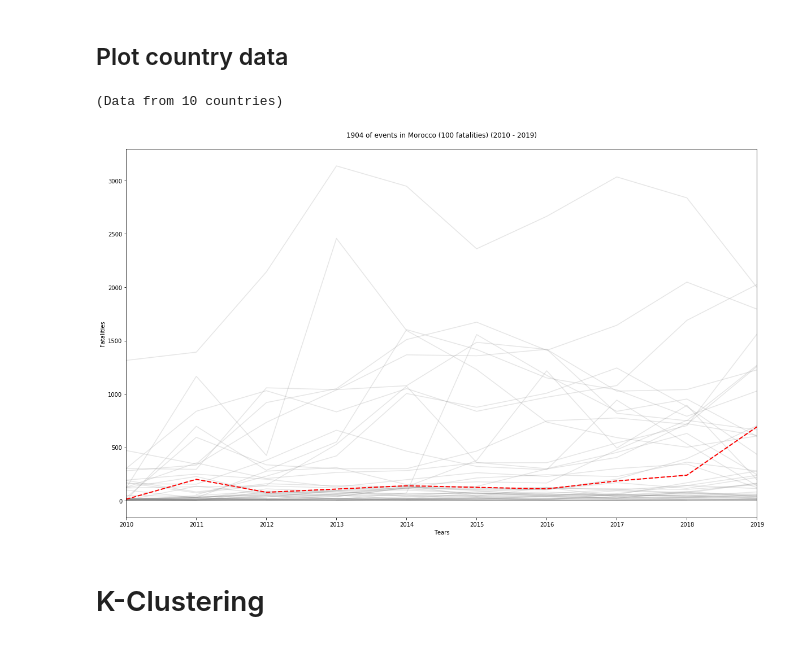
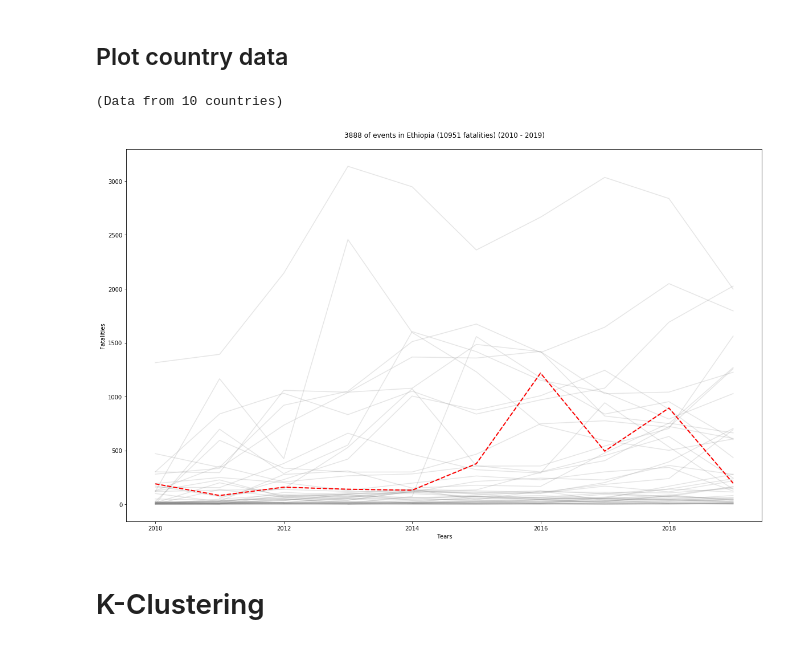
Before and after one commit to cmdelaserna/press-freedom, a Jupyter notebook: notebooks/ACLED data - Africa dataset.ipynb, the cells around one changed output. Saved outputs shown, nothing was run; the diff lists cells and outputs as text; code cells hidden in the pictures.

```diff
--- a/notebooks/ACLED data - Africa dataset.ipynb
+++ b/notebooks/ACLED data - Africa dataset.ipynb
@@ -153,10 +159,10 @@ def country_data(data, name_country = ""):
         plt.legend().remove()
         pass
 # %%
-country_data(filtered_data, 'Morocco')
+country_data(filtered_data, 'Ethiopia')
 # %% [output]
 (Data from 10 countries)
-[figure, old version]
+[figure, new version]
 # %% [markdown]
 # K-Clustering
 # %%
```
Also changed, not shown: parts of 9 cells of this notebook.
